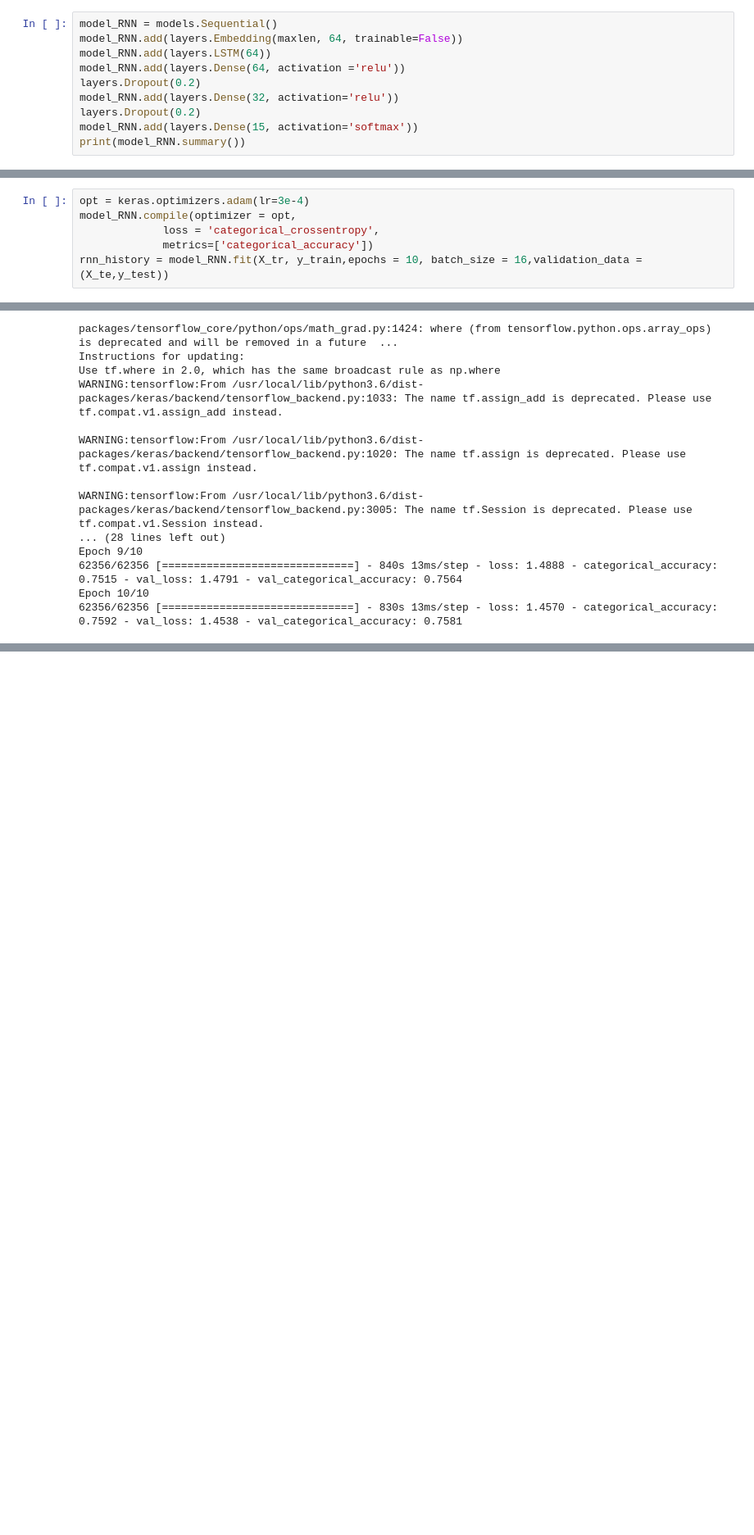
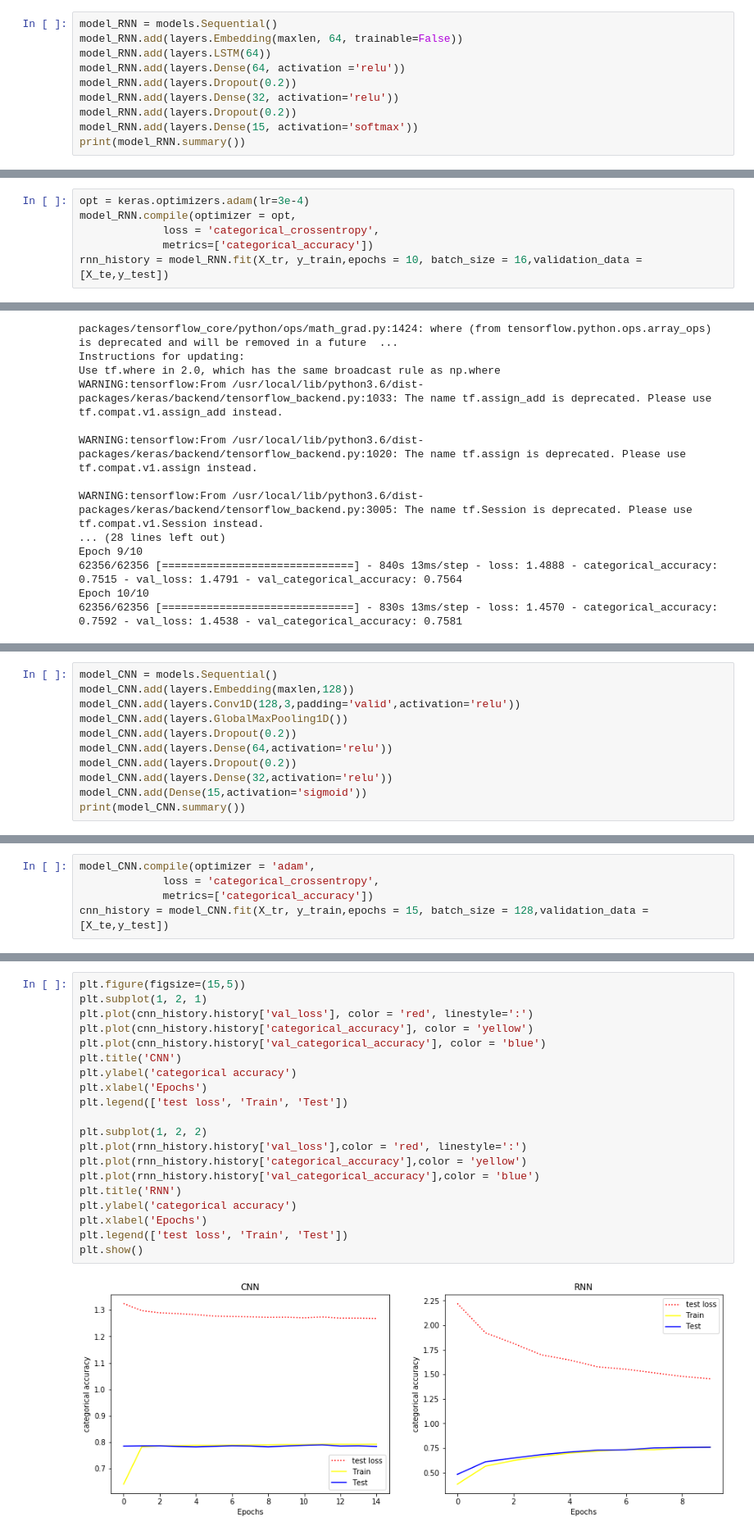
Before and after one commit to dingzy1995/ANLY590_HW1, a Jupyter notebook: HW3/Untitled.ipynb, the cells around one changed output, grey strips where cells are left out. Shown at 82% size. Drawn from its saved outputs; the diff is of its cells as text; blank space fills up the shorter version.

```diff
--- a/HW3/Untitled.ipynb
+++ b/HW3/Untitled.ipynb
@@ -276,9 +276,9 @@ model_RNN = models.Sequential()
 model_RNN.add(layers.Embedding(maxlen, 64, trainable=False))
 model_RNN.add(layers.LSTM(64))
 model_RNN.add(layers.Dense(64, activation ='relu'))
-layers.Dropout(0.2)
+model_RNN.add(layers.Dropout(0.2))
 model_RNN.add(layers.Dense(32, activation='relu'))
-layers.Dropout(0.2)
+model_RNN.add(layers.Dropout(0.2))
 model_RNN.add(layers.Dense(15, activation='softmax'))
 print(model_RNN.summary())
 # %% [output]
@@ -306,7 +306,7 @@ opt = keras.optimizers.adam(lr=3e-4)
 model_RNN.compile(optimizer = opt,
              loss = 'categorical_crossentropy',
              metrics=['categorical_accuracy'])
-rnn_history = model_RNN.fit(X_tr, y_train,epochs = 10, batch_size = 16,validation_data =(X_te,y_test))
+rnn_history = model_RNN.fit(X_tr, y_train,epochs = 10, batch_size = 16,validation_data =[X_te,y_test])
 # %% [output]
 WARNING:tensorflow:From /usr/local/lib/python3.6/dist-packages/keras/optimizers.py:793: The name tf.train.Optimizer is deprecated. Please use tf.compat.v1.train.Optimizer instead.
 
@@ -327,0 +330,11 @@ Epoch 10/10
+# %%
+model_CNN = models.Sequential()
+model_CNN.add(layers.Embedding(maxlen,128))
+model_CNN.add(layers.Conv1D(128,3,padding='valid',activation='relu'))
+model_CNN.add(layers.GlobalMaxPooling1D())
+model_CNN.add(layers.Dropout(0.2))
+model_CNN.add(layers.Dense(64,activation='relu'))
+model_CNN.add(layers.Dropout(0.2))
+model_CNN.add(layers.Dense(32,activation='relu'))
+model_CNN.add(Dense(15,activation='sigmoid'))
+print(model_CNN.summary())
@@ -327,0 +359,5 @@ Epoch 10/10
+# %%
+model_CNN.compile(optimizer = 'adam',
+             loss = 'categorical_crossentropy',
+             metrics=['categorical_accuracy'])
+cnn_history = model_CNN.fit(X_tr, y_train,epochs = 15, batch_size = 128,validation_data =[X_te,y_test])
@@ -327,0 +388,22 @@ Epoch 10/10
+# %%
+plt.figure(figsize=(15,5))
+plt.subplot(1, 2, 1)
+plt.plot(cnn_history.history['val_loss'], color = 'red', linestyle=':')
+plt.plot(cnn_history.history['categorical_accuracy'], color = 'yellow')
+plt.plot(cnn_history.history['val_categorical_accuracy'], color = 'blue')
+plt.title('CNN')
+plt.ylabel('categorical accuracy')
+plt.xlabel('Epochs')
+plt.legend(['test loss', 'Train', 'Test'])
+
+plt.subplot(1, 2, 2)
+plt.plot(rnn_history.history['val_loss'],color = 'red', linestyle=':')
+plt.plot(rnn_history.history['categorical_accuracy'],color = 'yellow')
+plt.plot(rnn_history.history['val_categorical_accuracy'],color = 'blue')
+plt.title('RNN')
+plt.ylabel('categorical accuracy')
+plt.xlabel('Epochs')
+plt.legend(['test loss', 'Train', 'Test'])
+plt.show()
+# %% [output]
+[figure, added]
```
Also changed, not shown: parts of 5 cells of this notebook.
